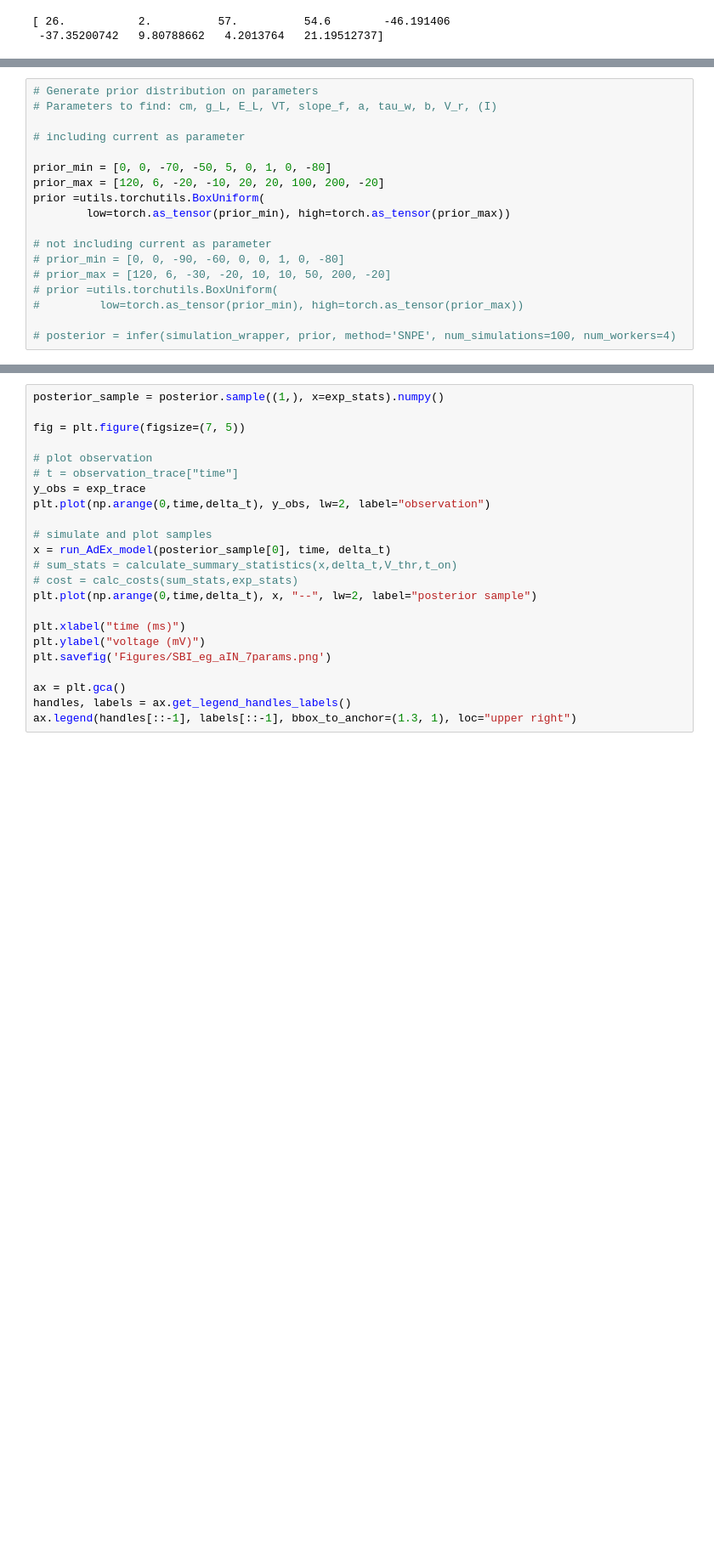
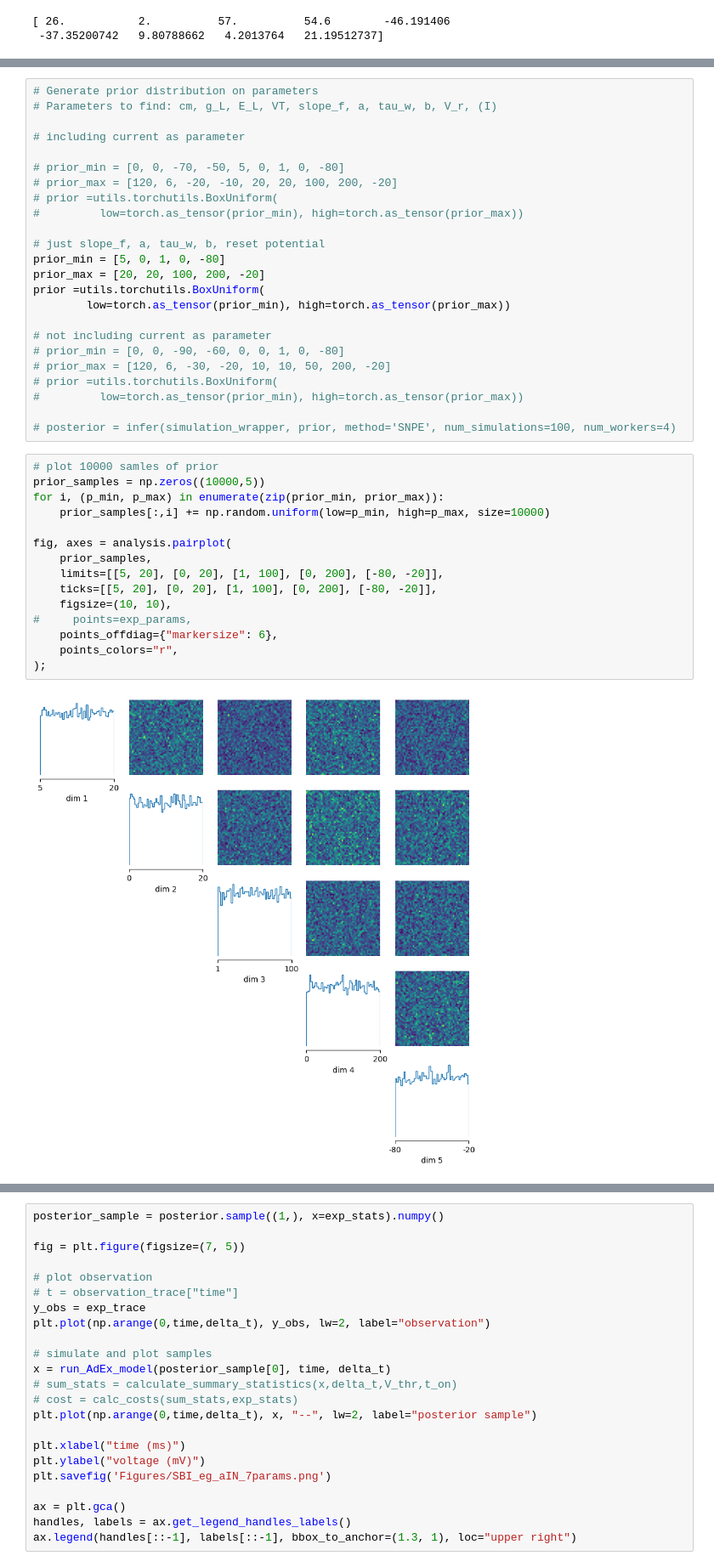
Before and after one commit to awilson98/tadpoleAdEx, a Jupyter notebook: SBI_data.ipynb, the cells around one changed output, grey strips where cells are left out. Shown at 85% size. Cells and saved outputs as stored; diff of their text form; blank space fills up the shorter version.

```diff
--- a/SBI_data.ipynb
+++ b/SBI_data.ipynb
@@ -170,8 +187,14 @@ print(exp_stats)
 
 # including current as parameter
 
-prior_min = [0, 0, -70, -50, 5, 0, 1, 0, -80]
-prior_max = [120, 6, -20, -10, 20, 20, 100, 200, -20]
+# prior_min = [0, 0, -70, -50, 5, 0, 1, 0, -80]
+# prior_max = [120, 6, -20, -10, 20, 20, 100, 200, -20]
+# prior =utils.torchutils.BoxUniform(
+#         low=torch.as_tensor(prior_min), high=torch.as_tensor(prior_max))
+
+# just slope_f, a, tau_w, b, reset potential
+prior_min = [5, 0, 1, 0, -80]
+prior_max = [20, 20, 100, 200, -20]
 prior =utils.torchutils.BoxUniform(
         low=torch.as_tensor(prior_min), high=torch.as_tensor(prior_max))
 
@@ -182,6 +205,23 @@ prior =utils.torchutils.BoxUniform(
 #         low=torch.as_tensor(prior_min), high=torch.as_tensor(prior_max))
 
 # posterior = infer(simulation_wrapper, prior, method='SNPE', num_simulations=100, num_workers=4)
+# %%
+# plot 10000 samles of prior
+prior_samples = np.zeros((10000,5))
+for i, (p_min, p_max) in enumerate(zip(prior_min, prior_max)):
+    prior_samples[:,i] += np.random.uniform(low=p_min, high=p_max, size=10000)
+
+fig, axes = analysis.pairplot(
+    prior_samples,
+    limits=[[5, 20], [0, 20], [1, 100], [0, 200], [-80, -20]],
+    ticks=[[5, 20], [0, 20], [1, 100], [0, 200], [-80, -20]],
+    figsize=(10, 10),
+#     points=exp_params,
+    points_offdiag={"markersize": 6},
+    points_colors="r",
+);
+# %% [output]
+[figure, added]
 # %%
 simulator, prior = prepare_for_sbi(simulation_wrapper,prior)
 inference = SNPE(prior=prior)
```
Also changed, not shown: parts of 8 cells of this notebook, 22 other files.
